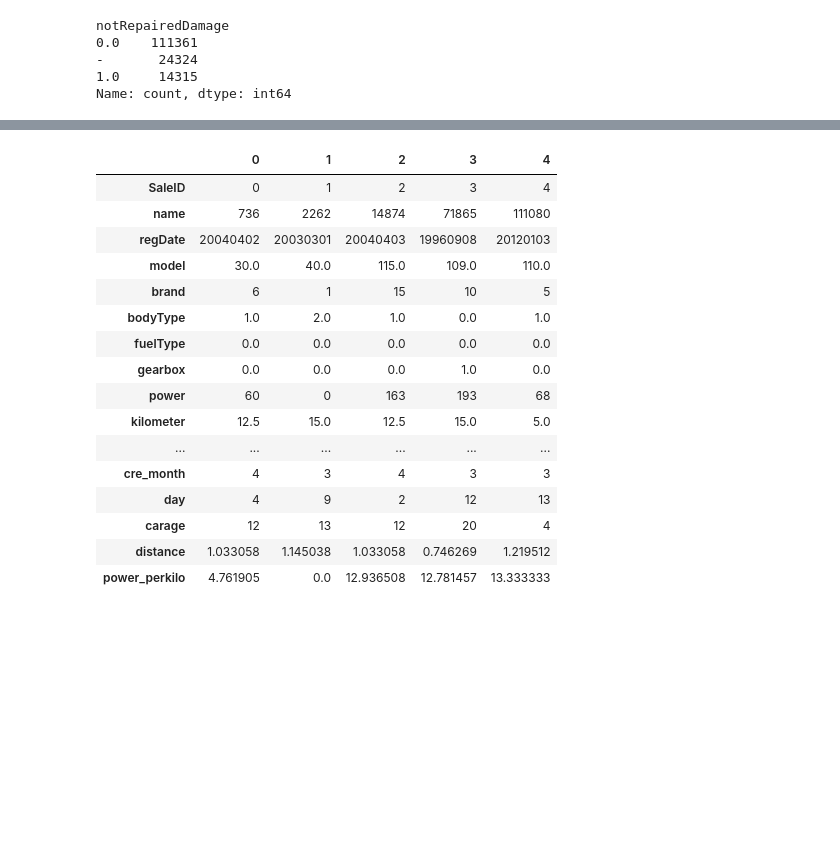
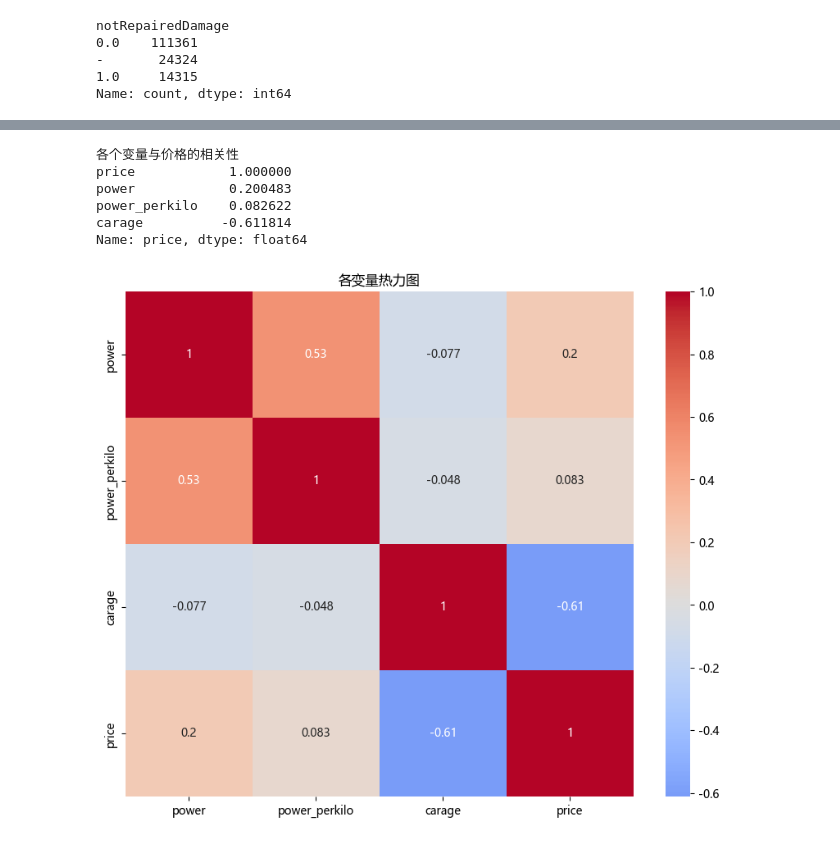
Before and after one commit to jiawen-yu/tianchi-price-predicition, a Jupyter notebook: notebooks/01_EDA.ipynb, the cells around one changed output, grey strips where cells are left out. Drawn from its saved outputs; the diff is of its cells as text; code cells hidden in the pictures; blank space fills up the shorter version.

```diff
--- a/notebooks/01_EDA.ipynb
+++ b/notebooks/01_EDA.ipynb
@@ -254,23 +250,23 @@ df['power']=df['power'].replace(0,median_power)
-# %%
-train.head().T
-# %% [output]
-|  | 0 | 1 | 2 | 3 | 4 |
-| SaleID | 0 | 1 | 2 | 3 | 4 |
-| name | 736 | 2262 | 14874 | 71865 | 111080 |
-| regDate | 20040402 | 20030301 | 20040403 | 19960908 | 20120103 |
-| model | 30.0 | 40.0 | 115.0 | 109.0 | 110.0 |
-| brand | 6 | 1 | 15 | 10 | 5 |
-| bodyType | 1.0 | 2.0 | 1.0 | 0.0 | 1.0 |
-| fuelType | 0.0 | 0.0 | 0.0 | 0.0 | 0.0 |
-| gearbox | 0.0 | 0.0 | 0.0 | 1.0 | 0.0 |
-| power | 60 | 0 | 163 | 193 | 68 |
-| kilometer | 12.5 | 15.0 | 12.5 | 15.0 | 5.0 |
-| ... | ... | ... | ... | ... | ... |
-| cre_month | 4 | 3 | 4 | 3 | 3 |
-| day | 4 | 9 | 2 | 12 | 13 |
-| carage | 12 | 13 | 12 | 20 | 4 |
-| distance | 1.033058 | 1.145038 | 1.033058 | 0.746269 | 1.219512 |
-| power_perkilo | 4.761905 | 0.0 | 12.936508 | 12.781457 | 13.333333 |
+# %%
+plt.rcParams['font.sans-serif'] = ['Microsoft YaHei']
+plt.rcParams['axes.unicode_minus'] = False
+# %%
+features=['power','power_perkilo','carage','price']
+correlation_matrix=train[features].corr()
+print('各个变量与价格的相关性')
+print(correlation_matrix['price'].sort_values(ascending=False))
+plt.figure(figsize=(10,8))
+sns.heatmap(correlation_matrix,annot=True,cmap='coolwarm',center=0)
+plt.title('各变量热力图')
+plt.show()
+# %% [output]
+各个变量与价格的相关性
+price            1.000000
+power            0.200483
+power_perkilo    0.082622
+carage          -0.611814
+Name: price, dtype: float64
+[figure, added]
 # %%
 import os
 os.chdir(r'C:\Users\yjw10\OneDrive\桌面\tianchi-price-prediction')
```
Also changed, not shown: parts of 18 cells of this notebook.
